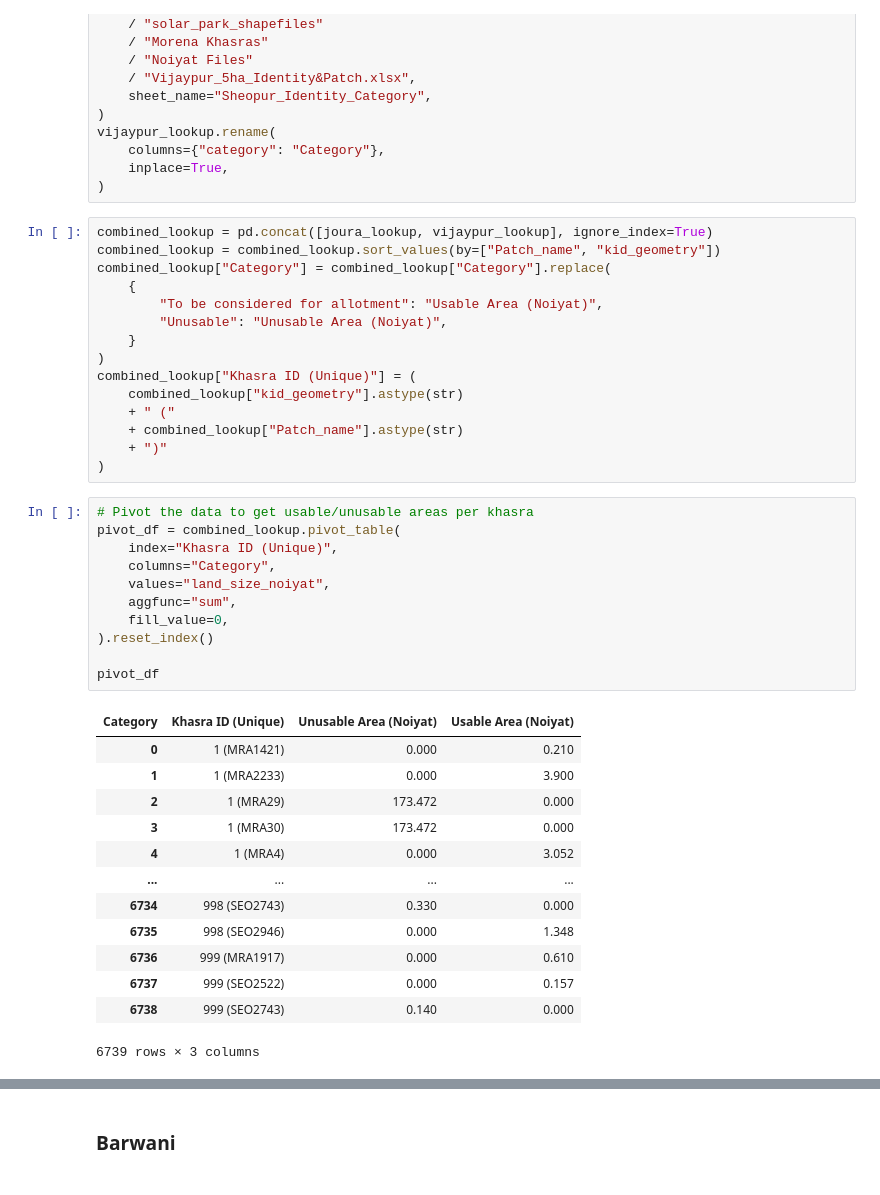
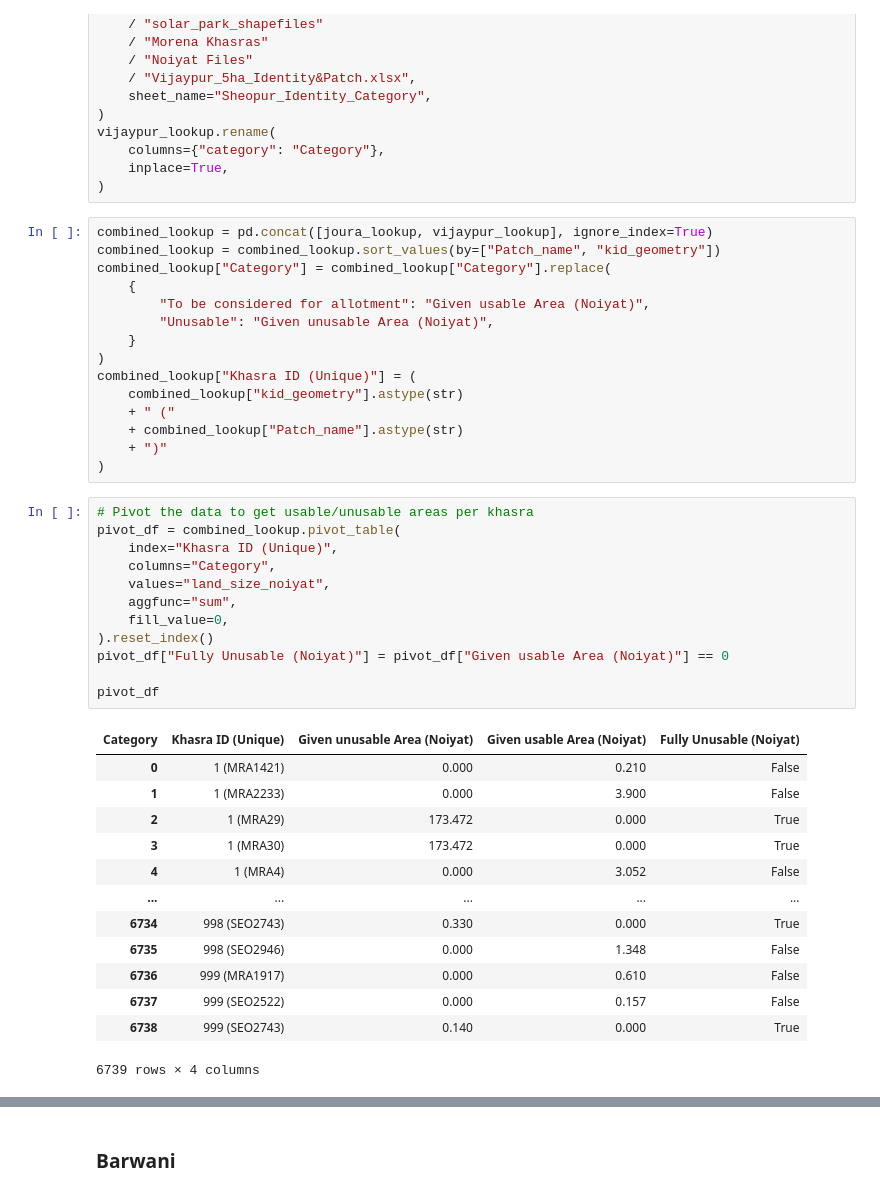
Before and after one commit to IDinsight/idinsight-solar-parks, a Jupyter notebook: notebooks/solar_parks_01_preprocessing.ipynb, the cells around one changed output, grey strips where cells are left out. Saved outputs shown, nothing was run; the diff lists cells and outputs as text.

```diff
--- a/notebooks/solar_parks_01_preprocessing.ipynb
+++ b/notebooks/solar_parks_01_preprocessing.ipynb
@@ -486,8 +488,8 @@ combined_lookup = pd.concat([joura_lookup, vijaypur_lookup], ignore_index=True)
 combined_lookup = combined_lookup.sort_values(by=["Patch_name", "kid_geometry"])
 combined_lookup["Category"] = combined_lookup["Category"].replace(
     {
-        "To be considered for allotment": "Usable Area (Noiyat)",
-        "Unusable": "Unusable Area (Noiyat)",
+        "To be considered for allotment": "Given usable Area (Noiyat)",
+        "Unusable": "Given unusable Area (Noiyat)",
     }
 )
 combined_lookup["Khasra ID (Unique)"] = (
@@ -499,28 +501,29 @@ combined_lookup["Khasra ID (Unique)"] = (
 # %%
 # Pivot the data to get usable/unusable areas per khasra
 pivot_df = combined_lookup.pivot_table(
     index="Khasra ID (Unique)",
     columns="Category",
     values="land_size_noiyat",
     aggfunc="sum",
     fill_value=0,
 ).reset_index()
+pivot_df["Fully Unusable (Noiyat)"] = pivot_df["Given usable Area (Noiyat)"] == 0
 
 pivot_df
 # %% [output]
-| Category | Khasra ID (Unique) | Unusable Area (Noiyat) | Usable Area (Noiyat) |
-| 0 | 1 (MRA1421) | 0.000 | 0.210 |
-| 1 | 1 (MRA2233) | 0.000 | 3.900 |
-| 2 | 1 (MRA29) | 173.472 | 0.000 |
-| 3 | 1 (MRA30) | 173.472 | 0.000 |
-| 4 | 1 (MRA4) | 0.000 | 3.052 |
-| ... | ... | ... | ... |
-| 6734 | 998 (SEO2743) | 0.330 | 0.000 |
-| 6735 | 998 (SEO2946) | 0.000 | 1.348 |
-| 6736 | 999 (MRA1917) | 0.000 | 0.610 |
-| 6737 | 999 (SEO2522) | 0.000 | 0.157 |
-| 6738 | 999 (SEO2743) | 0.140 | 0.000 |
+| Category | Khasra ID (Unique) | Given unusable Area (Noiyat) | Given usable Area (Noiyat) | Fully Unusable (Noiyat) |
+| 0 | 1 (MRA1421) | 0.000 | 0.210 | False |
+| 1 | 1 (MRA2233) | 0.000 | 3.900 | False |
+| 2 | 1 (MRA29) | 173.472 | 0.000 | True |
+| 3 | 1 (MRA30) | 173.472 | 0.000 | True |
+| 4 | 1 (MRA4) | 0.000 | 3.052 | False |
+| ... | ... | ... | ... | ... |
+| 6734 | 998 (SEO2743) | 0.330 | 0.000 | True |
+| 6735 | 998 (SEO2946) | 0.000 | 1.348 | False |
+| 6736 | 999 (MRA1917) | 0.000 | 0.610 | False |
+| 6737 | 999 (SEO2522) | 0.000 | 0.157 | False |
+| 6738 | 999 (SEO2743) | 0.140 | 0.000 | True |
-6739 rows × 3 columns
+6739 rows × 4 columns
 # %%
 morena_gdf_merged = morena_gdf_clean.merge(
     pivot_df,
```
Also changed, not shown: parts of 6 cells of this notebook.
